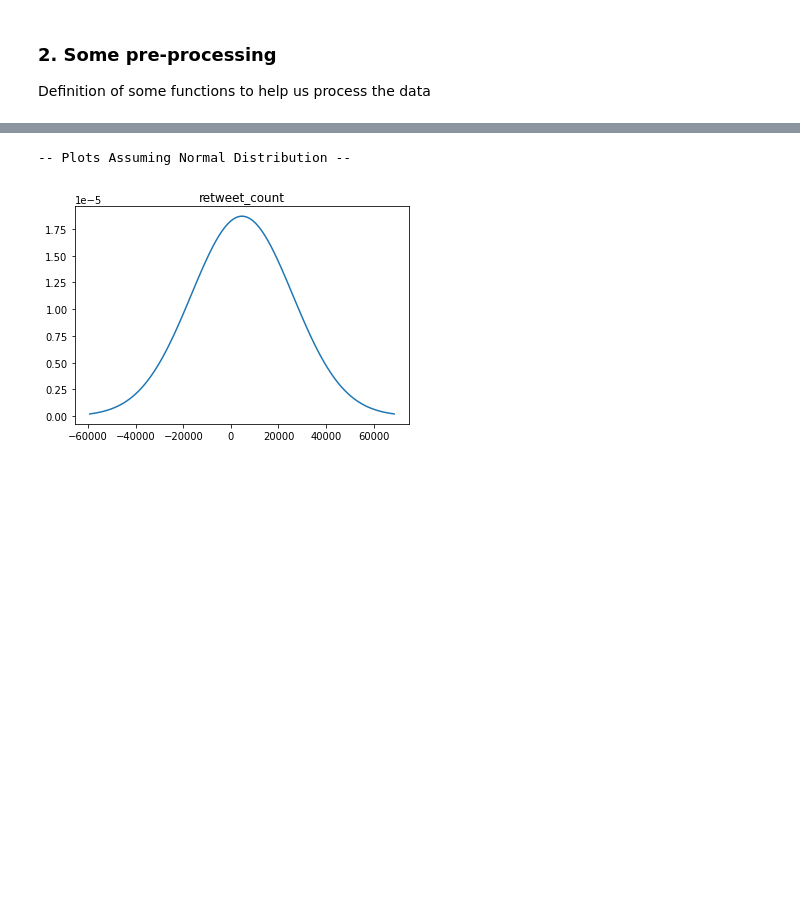
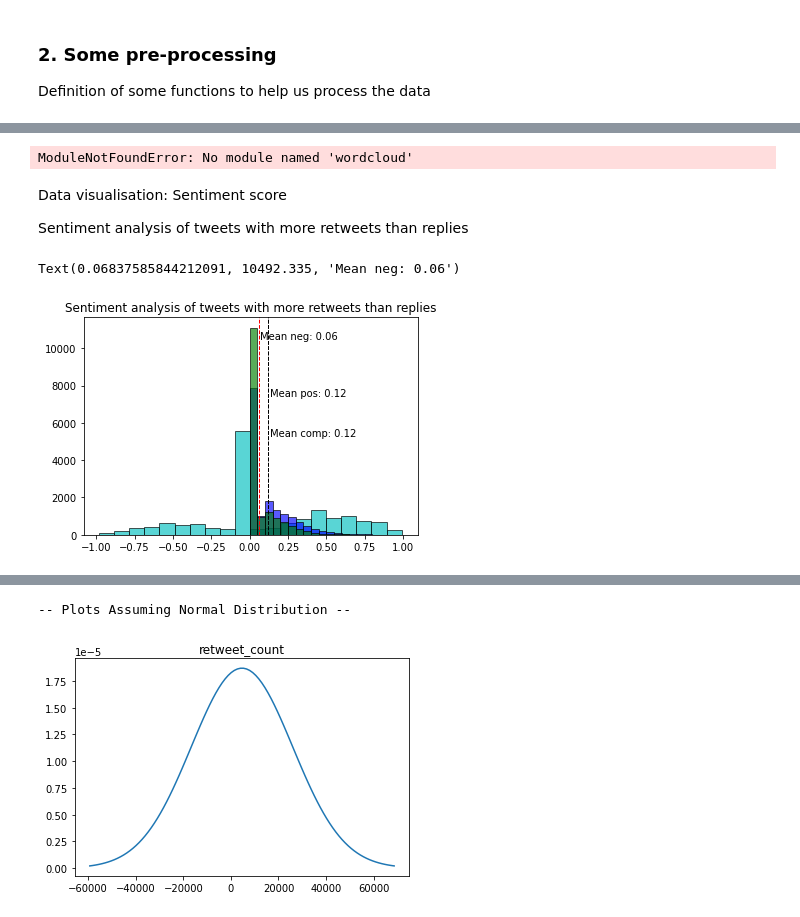
Before and after one commit to isabelcachola/ML-Fall2020-Final-Project, a Jupyter notebook: Notebook/DataProcessingAndAnalysis.ipynb, the cells around one changed output, grey strips where cells are left out. Drawn from its saved outputs; the diff is of its cells as text; code cells hidden in the pictures; blank space fills up the shorter version.

Commit message:
data visualization

```diff
--- a/Notebook/DataProcessingAndAnalysis.ipynb
+++ b/Notebook/DataProcessingAndAnalysis.ipynb
@@ -100,8 +109,7 @@ True
 We will load the data into a pandas dataframe. The tsv file can be obtained in the python script in the group's github repo.
 # %%
 ## Reading the data
-X_raw = pd.read_csv('./all_data_preprocessed.tsv',  sep='\t')
-
+X_raw = pd.read_csv('/Users/olhakaraiman/Downloads/ML-Fall2020-Final-Project-main/all_data_preprocessed.tsv',  sep='\t')
 ## Observing how the data looks like
 print("Data before preprocessing")
 print(X_raw.iloc[0])
@@ -242,0 +250,66 @@ Name: 0, dtype: float64
+# %%
+# Import packages
+import matplotlib.pyplot as plt
+%matplotlib inline
+# Define a function to plot word cloud
+def plot_cloud(wordcloud, title):
+    # Set figure size
+    plt.figure(figsize=(10, 15))
+    # Display image
+    plt.imshow(wordcloud)
+    plt.title(title)
+    # No axis details
+    plt.axis("off");
+
+from wordcloud import WordCloud, STOPWORDS
+# Generate word cloud
+from collections import Counter
+results = Counter()
+text_label_1 = X_raw.loc[X_raw["label"] == 1, "text"]
+text_label_1 = set(' '.join(text_label_1).split())
+
+
+text_label_0 = X_raw.loc[X_raw["label"] == 0, "text"]
+text_label_0 = set(' '.join(text_label_0).split())
+
+
+wordcloud = WordCloud(width = 750, height = 500, random_state=1, background_color='white', max_words=250, collocations=False, stopwords = STOPWORDS).generate(' '.join(text_label_1))
+# Plot
+wordcloud1 = WordCloud(width = 750, height = 500, random_state=1, background_color='white',
+                      collocations=False, max_words=250, stopwords = STOPWORDS).generate(' '.join(text_label_0))
+
+plot_cloud(wordcloud, "Word cloud for tweets with more replies")
+plot_cloud(wordcloud1,"Word cloud for tweets with more retweets")
+# %% [output]
+ModuleNotFoundError: No module named 'wordcloud'
+# %% [markdown]
+Data visualisation: Sentiment score
+
+Sentiment analysis of tweets with more retweets than replies
+# %%
+sentiment_label_0_comp = X_raw.loc[X_raw["label"] == 0, "sentiment_score_comp"]
+sentiment_label_0_pos = X_raw.loc[X_raw["label"] == 0, "sentiment_score_pos"]
+sentiment_label_0_neg = X_raw.loc[X_raw["label"] == 0, "sentiment_score_neg"]
+
+result = plt.hist(sentiment_label_0_comp, bins=20, color='c', edgecolor='k', alpha=0.65)
+plt.title("Sentiment analysis of tweets with more retweets than replies")
+plt.axvline(sentiment_label_0_comp.mean(), color='k', linestyle='dashed', linewidth=1)
+
+min_ylim, max_ylim = plt.ylim()
+plt.text(sentiment_label_0_comp.mean()*1.1, max_ylim*0.9, 'Mean comp: {:.2f}'.format(sentiment_label_0_comp.mean()))
+
+
+result1 = plt.hist(sentiment_label_0_pos, bins=20, color='b', edgecolor='k', alpha=0.65)
+plt.axvline(sentiment_label_0_pos.mean(), color='k', linestyle='dashed', linewidth=1)
+
+min_ylim, max_ylim = plt.ylim()
+plt.text(sentiment_label_0_pos.mean()*1.1, max_ylim*0.9, 'Mean pos: {:.2f}'.format(sentiment_label_0_pos.mean()))
+
+result2 = plt.hist(sentiment_label_0_neg, bins=20, color='g', edgecolor='k', alpha=0.65)
+plt.axvline(sentiment_label_0_neg.mean(), color='r', linestyle='dashed', linewidth=1)
+
+min_ylim, max_ylim = plt.ylim()
+plt.text(sentiment_label_0_neg.mean()*1.1, max_ylim*0.9, 'Mean neg: {:.2f}'.format(sentiment_label_0_neg.mean()))
+# %% [output]
+Text(0.06837585844212091, 10492.335, 'Mean neg: 0.06')
+[figure, added]
```
Also changed, not shown: parts of 16 cells of this notebook, 2 other files.
